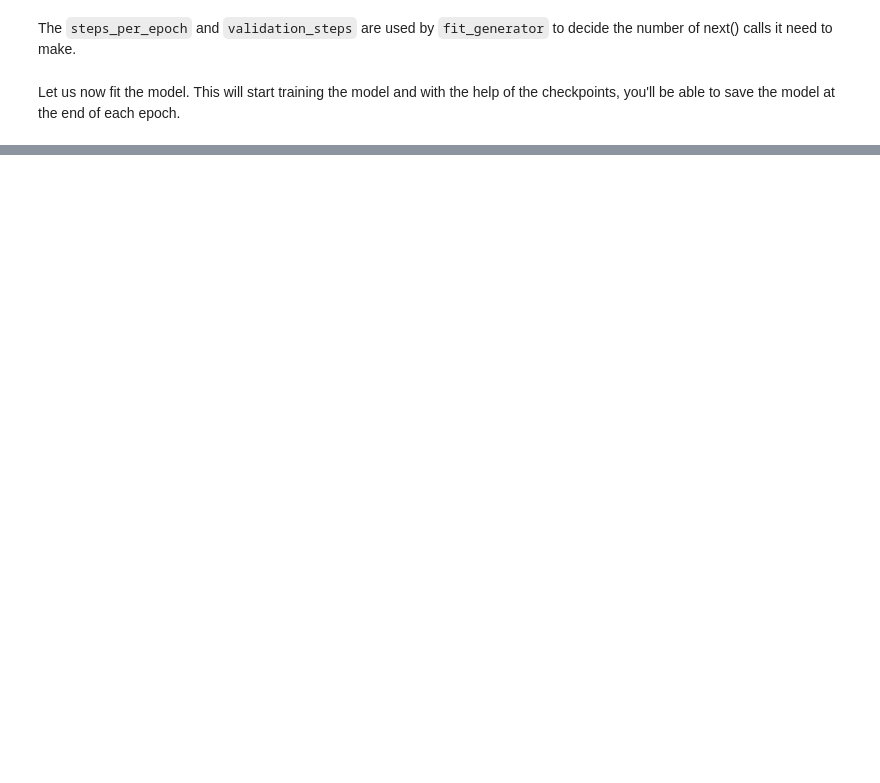
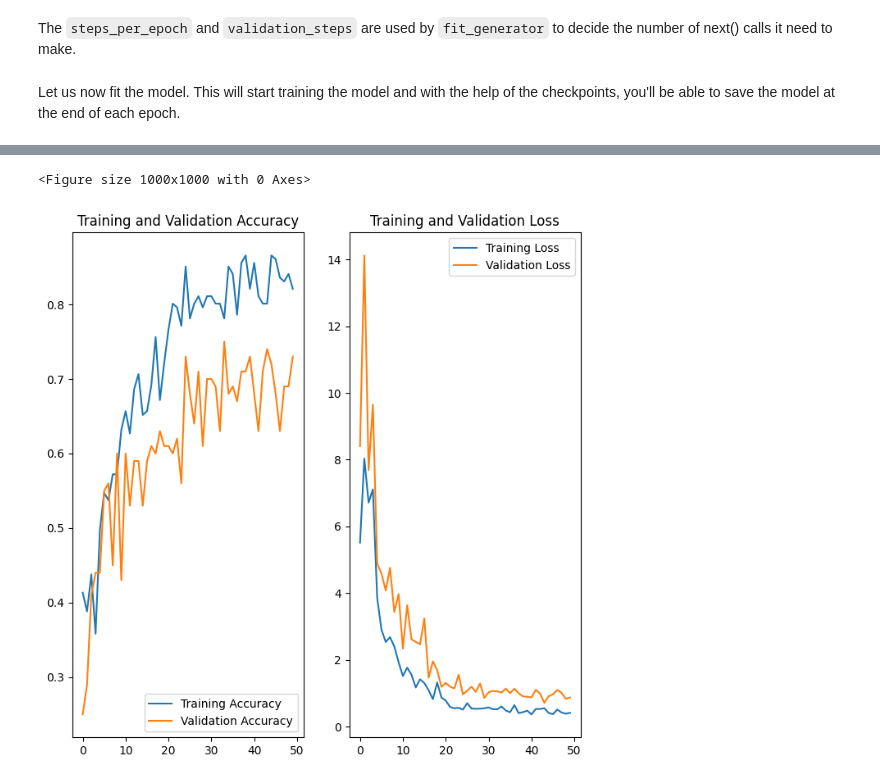
Before and after one commit to irish-luong/RNN---Gesture-Recognition, a Jupyter notebook: Neural_Nets_Project_Starter_Code.ipynb, the cells around one changed output, grey strips where cells are left out. Drawn from its saved outputs; the diff is of its cells as text; code cells hidden in the pictures; blank space fills up the shorter version.

```diff
--- a/Neural_Nets_Project_Starter_Code.ipynb
+++ b/Neural_Nets_Project_Starter_Code.ipynb
@@ -77,5 +120,5 @@ num_train_sequences = len(train_doc)
 print('# training sequences =', num_train_sequences)
 num_val_sequences = len(val_doc)
 print('# validation sequences =', num_val_sequences)
-num_epochs = # choose the number of epochs
+num_epochs = 50 # choose the number of epochs
 print ('# epochs =', num_epochs)
@@ -93,6 +164,6 @@ from keras import optimizers
 # %% [markdown]
 Now that you have written the model, the next step is to `compile` the model. When you print the `summary` of the model, you'll see the total number of parameters you have to train.
 # %%
-optimiser = #write your optimizer
+optimiser = optimizers.Adam() #write your optimizer
 model.compile(optimizer=optimiser, loss='categorical_crossentropy', metrics=['categorical_accuracy'])
 print (model.summary())
@@ -111,5 +201,5 @@ filepath = model_name + 'model-{epoch:05d}-{loss:.5f}-{categorical_accuracy:.5f}
 
 checkpoint = ModelCheckpoint(filepath, monitor='val_loss', verbose=1, save_best_only=False, save_weights_only=False, mode='auto', period=1)
 
-LR = # write the REducelronplateau code here
+LR = ReduceLROnPlateau(monitor='val_loss', factor=0.2, patience=5, verbose=1, mode='auto') # write the REducelronplateau code here
 callbacks_list = [checkpoint, LR]
@@ -128,6 +221,6 @@ else:
 # %% [markdown]
 Let us now fit the model. This will start training the model and with the help of the checkpoints, you'll be able to save the model at the end of each epoch.
 # %%
-model.fit_generator(train_generator, steps_per_epoch=steps_per_epoch, epochs=num_epochs, verbose=1,
-                    callbacks=callbacks_list, validation_data=val_generator,
-                    validation_steps=validation_steps, class_weight=None, workers=1, initial_epoch=0)
+history=model.fit(train_generator, steps_per_epoch=steps_per_epoch, epochs=num_epochs, verbose=1, callbacks=callbacks_list,
+                  validation_data=val_generator, validation_steps=validation_steps, class_weight=None,
+                  workers=1, initial_epoch=0, max_queue_size=3000)
@@ -133,0 +250,30 @@ model.fit_generator(train_generator, steps_per_epoch=steps_per_epoch, epochs=num
+# %%
+import matplotlib.pyplot as plt
+%matplotlib inline
+
+plt.figure(figsize = (10,10))
+
+acc = history.history['categorical_accuracy']
+val_acc = history.history['val_categorical_accuracy']
+
+loss = history.history['loss']
+val_loss = history.history['val_loss']
+
+epochs_range = range(num_epochs)
+
+plt.figure(figsize=(8, 8))
+plt.subplot(1, 2, 1)
+plt.plot(epochs_range, acc, label='Training Accuracy')
+plt.plot(epochs_range, val_acc, label='Validation Accuracy')
+plt.legend(loc='lower right')
+plt.title('Training and Validation Accuracy')
+
+plt.subplot(1, 2, 2)
+plt.plot(epochs_range, loss, label='Training Loss')
+plt.plot(epochs_range, val_loss, label='Validation Loss')
+plt.legend(loc='upper right')
+plt.title('Training and Validation Loss')
+plt.show()
+# %% [output]
+<Figure size 1000x1000 with 0 Axes>
+[figure, added]
```
Also changed, not shown: parts of 11 cells of this notebook.
